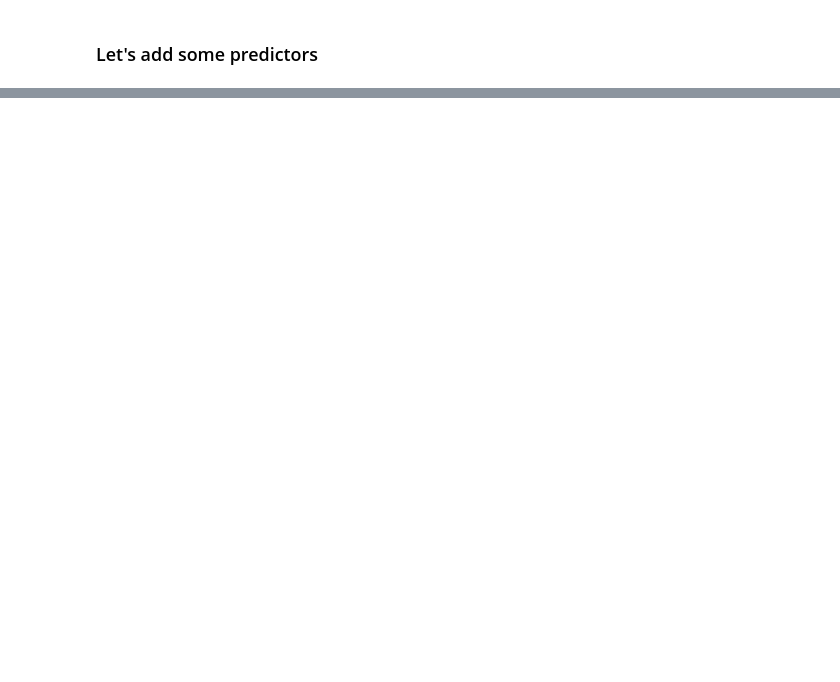
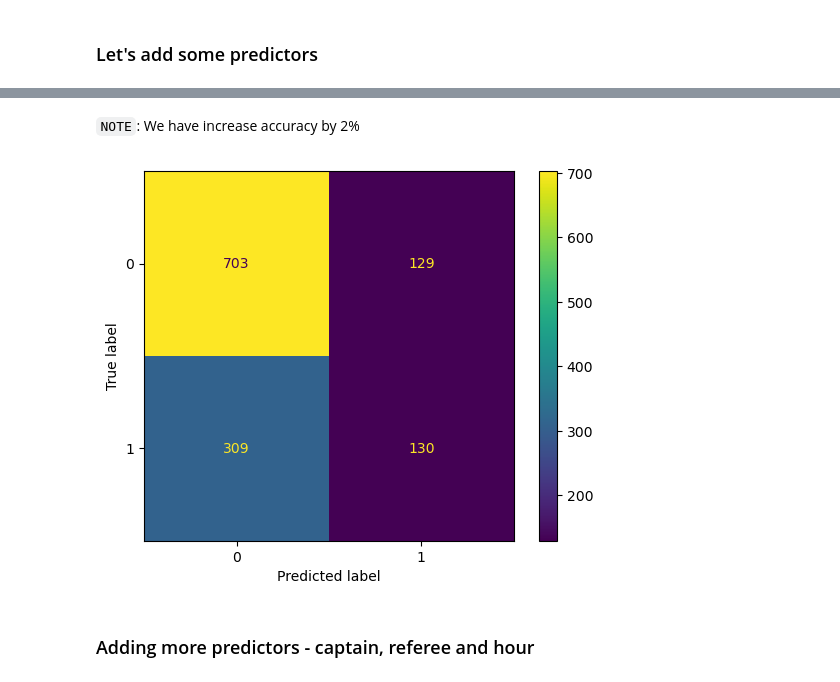
Before and after one commit to OpareKwafo/capstone-project, a Jupyter notebook: predictions_two.ipynb, the cells around one changed output, grey strips where cells are left out. Drawn from its saved outputs; the diff is of its cells as text; code cells hidden in the pictures; blank space fills up the shorter version.

```diff
--- a/predictions_two.ipynb
+++ b/predictions_two.ipynb
@@ -337,0 +387,4 @@ It looks like our Random Forest Classifier model with venue_code, opp_code, hour
+# %%
+#reindexing
+matches_rolling.index = range(matches_rolling.shape[0])
+matches_rolling
@@ -337,0 +407,6 @@ It looks like our Random Forest Classifier model with venue_code, opp_code, hour
+# %%
+derived_predictors = predictors + new_cols
+X_train, X_test, y_train, y_test = train_test_split(matches_rolling[derived_predictors], matches_rolling['target'], test_size=0.3, random_state=101)
+# %%
+rf = RandomForestClassifier(n_estimators=12, max_features='sqrt',  random_state=101)  #min_samples_split=10,
+rf.fit(X_train, y_train)
@@ -337,0 +415,8 @@ It looks like our Random Forest Classifier model with venue_code, opp_code, hour
+# %%
+#predictions
+# y_pred = rf.predict(test[derived_predictors])
+y_pred = rf.predict(X_test)
+from sklearn.metrics import accuracy_score, confusion_matrix, ConfusionMatrixDisplay, classification_report
+# acc = accuracy_score(test['target'], y_pred)
+acc = accuracy_score(y_test, y_pred)
+acc
@@ -337,0 +437,13 @@ It looks like our Random Forest Classifier model with venue_code, opp_code, hour
+# %% [markdown]
+`NOTE`: We have increase accuracy by 2%
+# %%
+#cm = confusion_matrix(test['target'], y_pred)
+cm = confusion_matrix(y_test, y_pred)
+#labels = ['W', 'L']
+disp = ConfusionMatrixDisplay(confusion_matrix=cm, display_labels=None)
+disp.plot()
+plt.show()
+# %% [output]
+[figure, added]
+# %% [markdown]
+### Adding more predictors - captain, referee and hour
```
Also changed, not shown: parts of 157 cells of this notebook.
